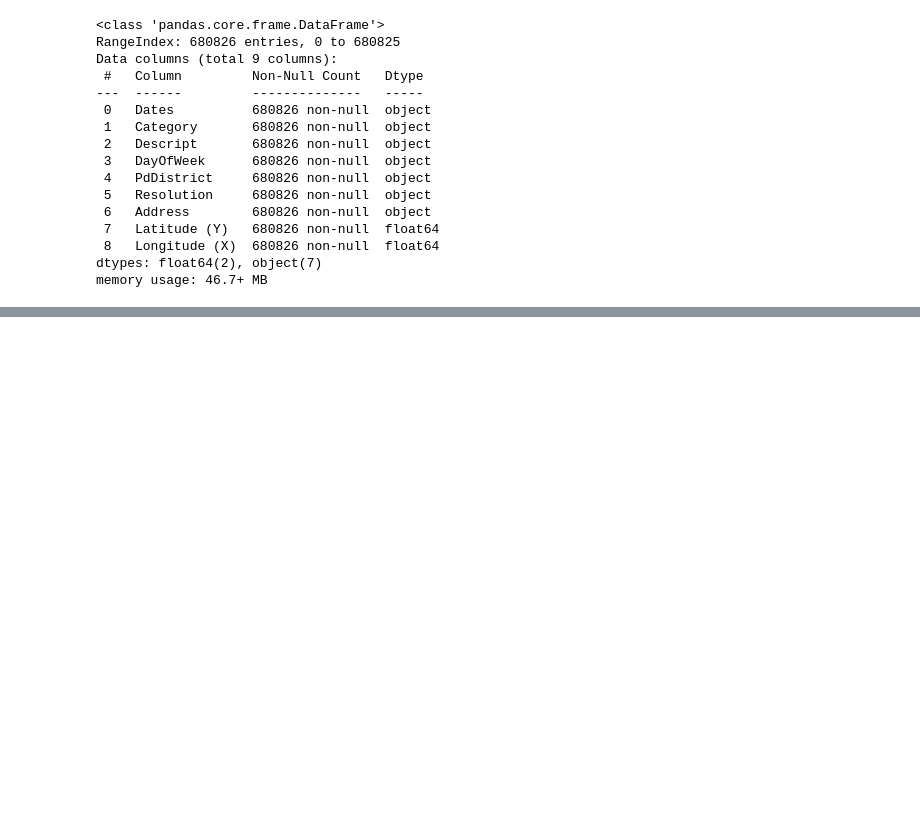
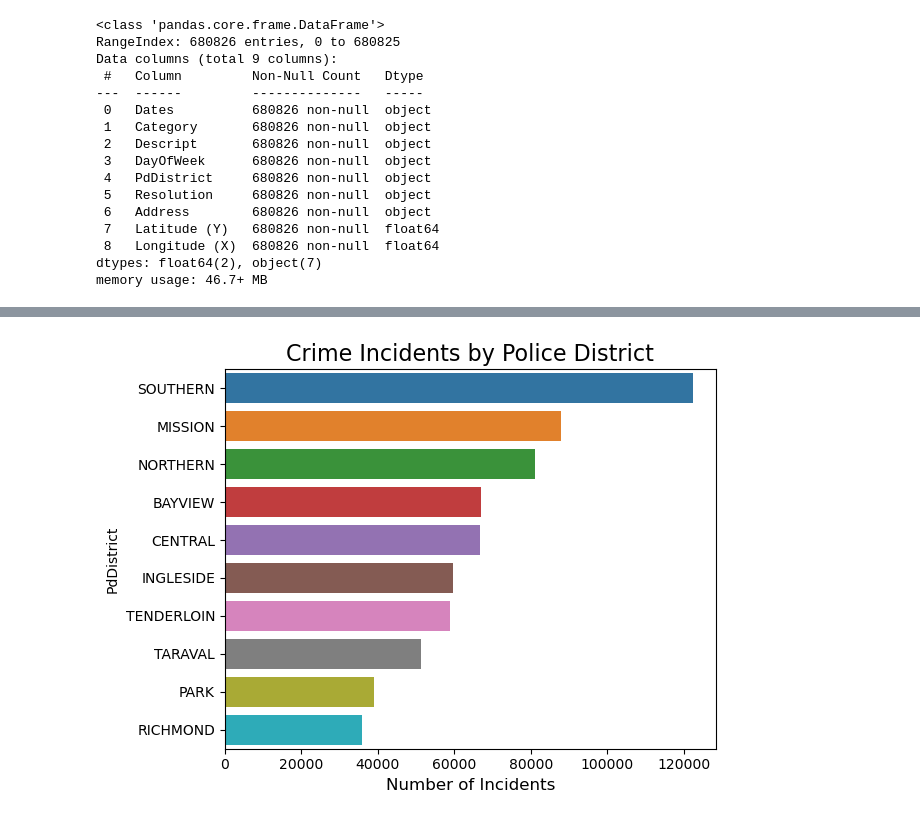
Before and after one commit to Mohad009/ML_Rihal_Codestacker_Challenge, a Jupyter notebook: crime_prediction.ipynb, the cells around one changed output, grey strips where cells are left out. Saved outputs shown, nothing was run; the diff lists cells and outputs as text; code cells hidden in the pictures; blank space fills up the shorter version.

```diff
--- a/crime_prediction.ipynb
+++ b/crime_prediction.ipynb
@@ -47,0 +97,8 @@ import matplotlib.pyplot as plt
+# %%
+district_counts = crimes_data['PdDistrict'].value_counts()
+sns.barplot(x=district_counts.values, y=district_counts.index)
+plt.title('Crime Incidents by Police District', fontsize=16)
+plt.xlabel('Number of Incidents', fontsize=12)
+plt.tight_layout()
+# %% [output]
+[figure, added]
```
Also changed, not shown: parts of 22 cells of this notebook.
